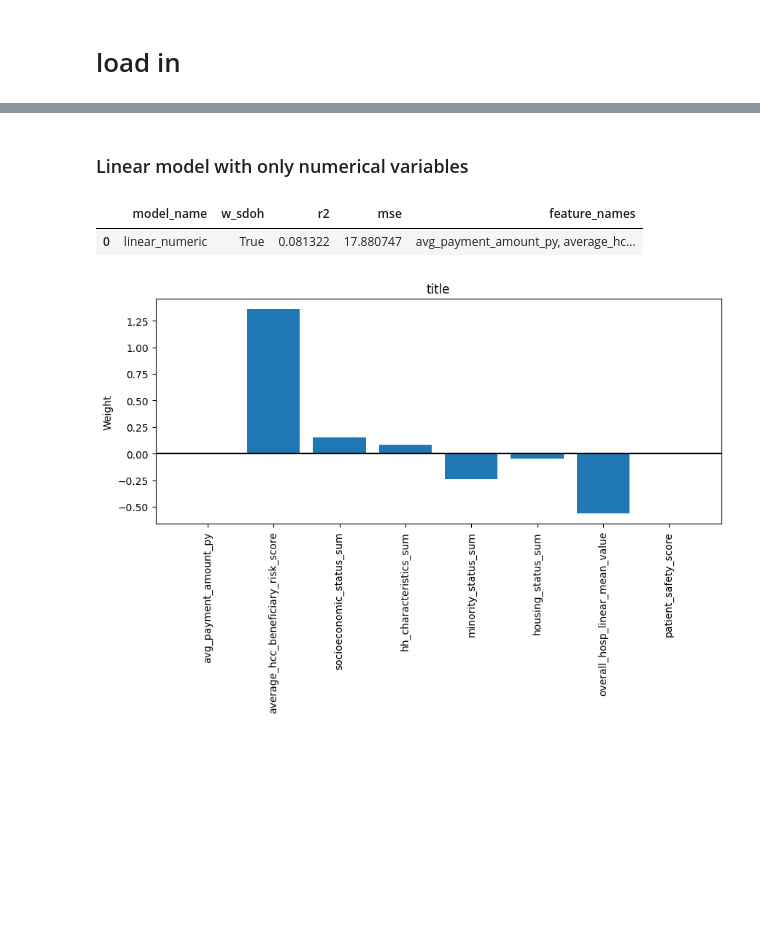
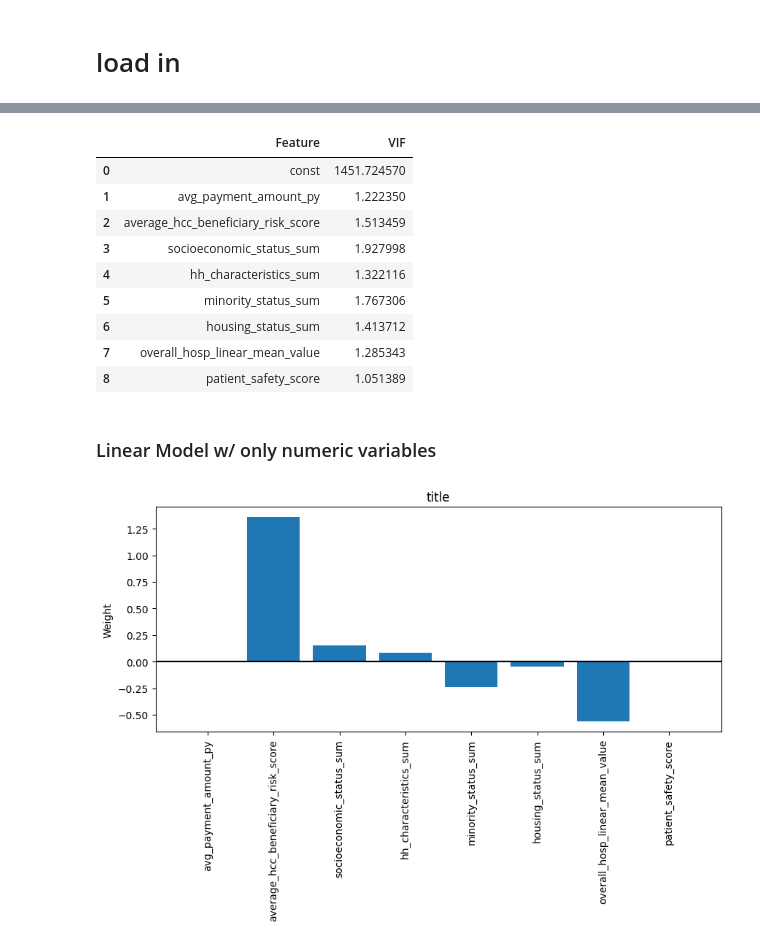
Before and after one commit to DS4A-2023-Team-20/ca-sdoh, a Jupyter notebook: code/jess/model_dev.ipynb, the cells around one changed output, grey strips where cells are left out. Saved outputs shown, nothing was run; the diff lists cells and outputs as text; code cells hidden in the pictures; blank space fills up the shorter version.

```diff
--- a/code/jess/model_dev.ipynb
+++ b/code/jess/model_dev.ipynb
@@ -78,0 +100,15 @@ df.drop(columns=["number_of_readmissions", "number_of_discharges"], inplace=True
+# %%
+
+X = numeric_only.drop(columns=["readmission_rate"])
+X = sm.add_constant(X)  # Add a constant column for the intercept
+
+vif = pd.DataFrame()
+vif["Feature"] = X.columns
+vif["VIF"] = [
+    np.inf
+    if col != "const" and (1 - sm.OLS(X[col], X.drop(columns=col)).fit().rsquared) == 0
+    else 1 / (1 - sm.OLS(X[col], X.drop(columns=col)).fit().rsquared)
+    for col in X.columns
+]
+
+print(vif)
@@ -79,10 +127,32 @@ df.drop(columns=["number_of_readmissions", "number_of_discharges"], inplace=True
+# %%
+X = numeric_only.drop(columns=["readmission_rate", "series_themes_sum"])
+X = sm.add_constant(X)  # Add a constant column for the intercept
+
+vif = pd.DataFrame()
+vif["Feature"] = X.columns
+vif["VIF"] = [
+    np.inf
+    if col != "const" and (1 - sm.OLS(X[col], X.drop(columns=col)).fit().rsquared) == 0
+    else 1 / (1 - sm.OLS(X[col], X.drop(columns=col)).fit().rsquared)
+    for col in X.columns
+]
+
+vif
+# %% [output]
+|  | Feature | VIF |
+| 0 | const | 1451.724570 |
+| 1 | avg_payment_amount_py | 1.222350 |
+| 2 | average_hcc_beneficiary_risk_score | 1.513459 |
+| 3 | socioeconomic_status_sum | 1.927998 |
+| 4 | hh_characteristics_sum | 1.322116 |
+| 5 | minority_status_sum | 1.767306 |
+| 6 | housing_status_sum | 1.413712 |
+| 7 | overall_hosp_linear_mean_value | 1.285343 |
+| 8 | patient_safety_score | 1.051389 |
 # %% [markdown]
-### Linear model with only numerical variables
+### Linear Model w/ only numeric variables
 # %%
-## Make df with X,y
-model_name = "linear_numeric"
-# filter df to only numeric columns
-numeric_only = df.select_dtypes(include=["float64"])
+
 numeric_only.drop(
     columns=["series_themes_sum"], inplace=True
 )  # this is a aggregate not a feature
@@ -133,9 +203,6 @@ f"{model_name} mse: {np.round(mse,3)}, r2: {np.round(r2, 2)}"
 
 summary_table = update_summary(model_name, True, r2, mse, X.columns, summary=None)
 summary_table
-# %% [output]
-|  | model_name | w_sdoh | r2 | mse | feature_names |
-| 0 | linear_numeric | True | 0.081322 | 17.880747 | avg_payment_amount_py, average_hc... |
 # %%
 plot_linear_weights(X, linear_model)
 # %% [output]
```
Also changed, not shown: parts of 6 cells of this notebook.
